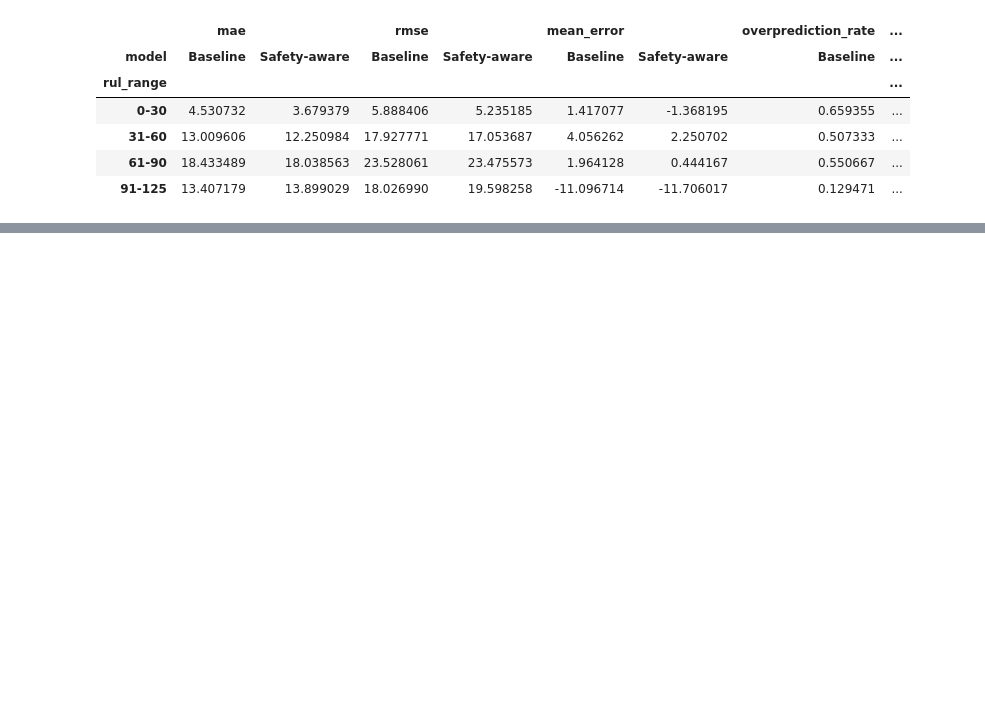
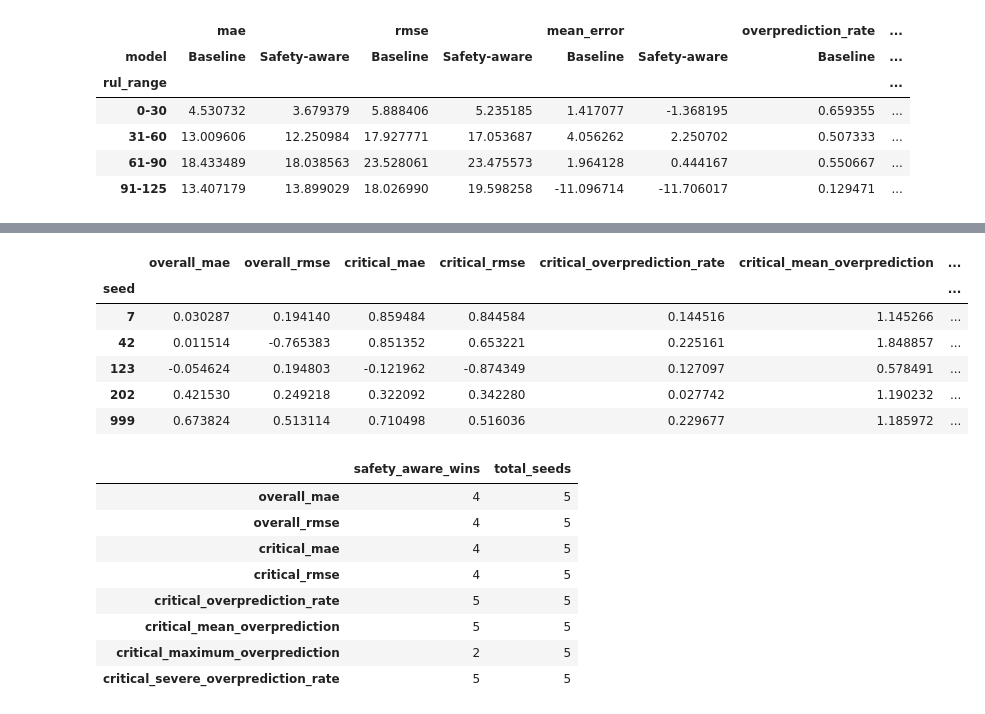
Before and after one commit to iamprakhar10/aircraft-rul-predictor, a Jupyter notebook: notebooks/03_fd004.ipynb, the cells around one changed output, grey strips where cells are left out. Drawn from its saved outputs; the diff is of its cells as text; code cells hidden in the pictures; blank space fills up the shorter version.

```diff
--- a/notebooks/03_fd004.ipynb
+++ b/notebooks/03_fd004.ipynb
@@ -2683,0 +3057,77 @@ display(
+# %%
+# ============================================================
+# Paired comparison for each seed
+#
+# Positive improvement means safety-aware produced a smaller
+# value than the baseline.
+# ============================================================
+
+metrics_where_lower_is_better = [
+    "overall_mae",
+    "overall_rmse",
+    "critical_mae",
+    "critical_rmse",
+    "critical_overprediction_rate",
+    "critical_mean_overprediction",
+    "critical_maximum_overprediction",
+    "critical_severe_overprediction_rate",
+]
+
+
+paired_results = robustness_results_df.pivot(
+    index="seed",
+    columns="model",
+    values=metrics_where_lower_is_better,
+)
+
+
+paired_improvements = pd.DataFrame(
+    {
+        metric: (
+            paired_results[
+                (metric, "Baseline")
+            ]
+            - paired_results[
+                (metric, "Safety-aware")
+            ]
+        )
+        for metric in metrics_where_lower_is_better
+    }
+)
+
+display(
+    paired_improvements
+)
+
+
+# Count seeds where the safety-aware value was lower.
+safety_win_counts = (
+    paired_improvements > 0
+).sum().rename(
+    "safety_aware_wins"
+).to_frame()
+
+safety_win_counts["total_seeds"] = len(
+    paired_improvements
+)
+
+display(
+    safety_win_counts
+)
+# %% [output]
+|  | overall_mae | overall_rmse | critical_mae | critical_rmse | critical_overprediction_rate | critical_mean_overprediction | ... |
+| seed |  |  |  |  |  |  | ... |
+| 7 | 0.030287 | 0.194140 | 0.859484 | 0.844584 | 0.144516 | 1.145266 | ... |
+| 42 | 0.011514 | -0.765383 | 0.851352 | 0.653221 | 0.225161 | 1.848857 | ... |
+| 123 | -0.054624 | 0.194803 | -0.121962 | -0.874349 | 0.127097 | 0.578491 | ... |
+| 202 | 0.421530 | 0.249218 | 0.322092 | 0.342280 | 0.027742 | 1.190232 | ... |
+| 999 | 0.673824 | 0.513114 | 0.710498 | 0.516036 | 0.229677 | 1.185972 | ... |
+|  | safety_aware_wins | total_seeds |
+| overall_mae | 4 | 5 |
+| overall_rmse | 4 | 5 |
+| critical_mae | 4 | 5 |
+| critical_rmse | 4 | 5 |
+| critical_overprediction_rate | 5 | 5 |
+| critical_mean_overprediction | 5 | 5 |
+| critical_maximum_overprediction | 2 | 5 |
+| critical_severe_overprediction_rate | 5 | 5 |
```
Also changed, not shown: parts of 4 cells of this notebook.
